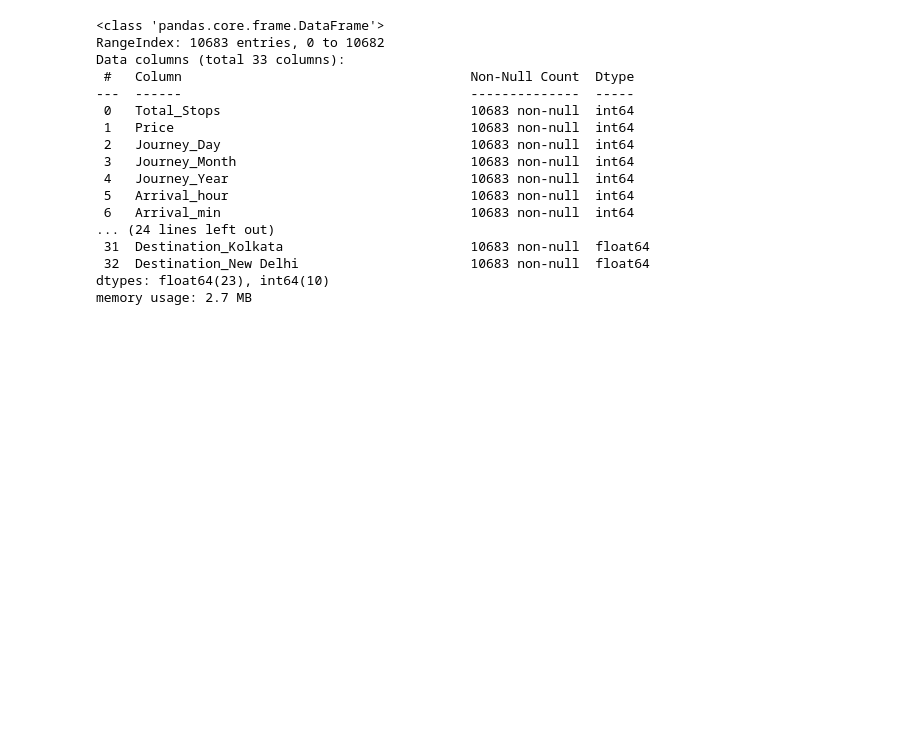
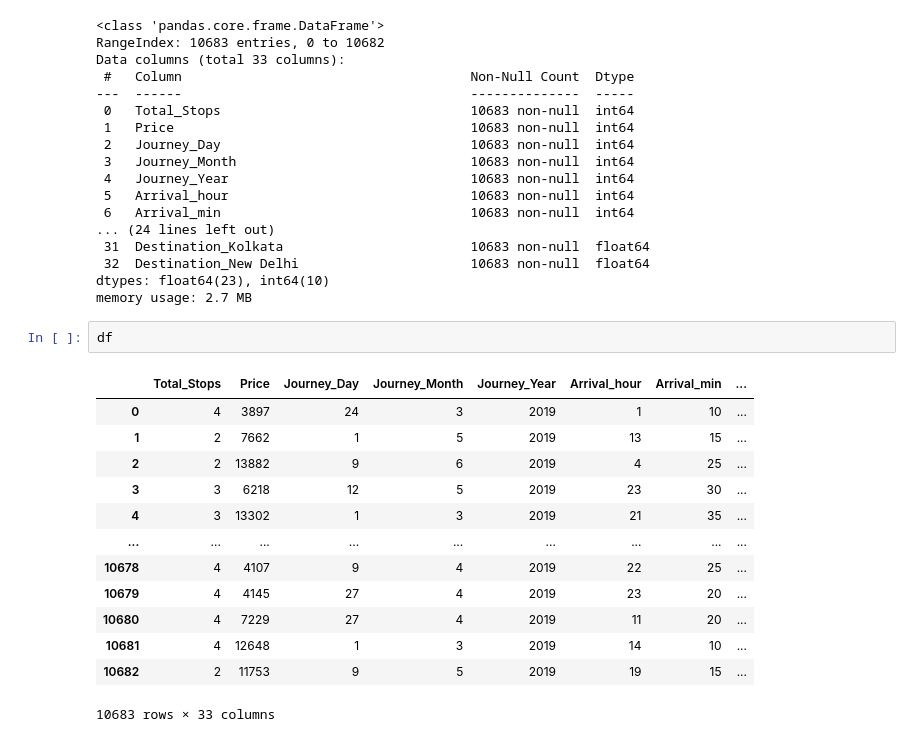
Before and after one commit to ShouravRakshit/Data-Learning, a Jupyter notebook: data_analysis/EDA/flight-price.ipynb, the cells around one changed output. Saved outputs shown, nothing was run; the diff lists cells and outputs as text; blank space fills up the shorter version.

```diff
--- a/data_analysis/EDA/flight-price.ipynb
+++ b/data_analysis/EDA/flight-price.ipynb
@@ -389,3 +383,19 @@ Data columns (total 33 columns):
  32  Destination_New Delhi                      10683 non-null  float64
 dtypes: float64(23), int64(10)
 memory usage: 2.7 MB
+# %%
+df
+# %% [output]
+|  | Total_Stops | Price | Journey_Day | Journey_Month | Journey_Year | Arrival_hour | Arrival_min | ... |
+| 0 | 4 | 3897 | 24 | 3 | 2019 | 1 | 10 | ... |
+| 1 | 2 | 7662 | 1 | 5 | 2019 | 13 | 15 | ... |
+| 2 | 2 | 13882 | 9 | 6 | 2019 | 4 | 25 | ... |
+| 3 | 3 | 6218 | 12 | 5 | 2019 | 23 | 30 | ... |
+| 4 | 3 | 13302 | 1 | 3 | 2019 | 21 | 35 | ... |
+| ... | ... | ... | ... | ... | ... | ... | ... | ... |
+| 10678 | 4 | 4107 | 9 | 4 | 2019 | 22 | 25 | ... |
+| 10679 | 4 | 4145 | 27 | 4 | 2019 | 23 | 20 | ... |
+| 10680 | 4 | 7229 | 27 | 4 | 2019 | 11 | 20 | ... |
+| 10681 | 4 | 12648 | 1 | 3 | 2019 | 14 | 10 | ... |
+| 10682 | 2 | 11753 | 9 | 5 | 2019 | 19 | 15 | ... |
+10683 rows × 33 columns
```
Also changed, not shown: parts of 3 cells of this notebook, 3 other files.
